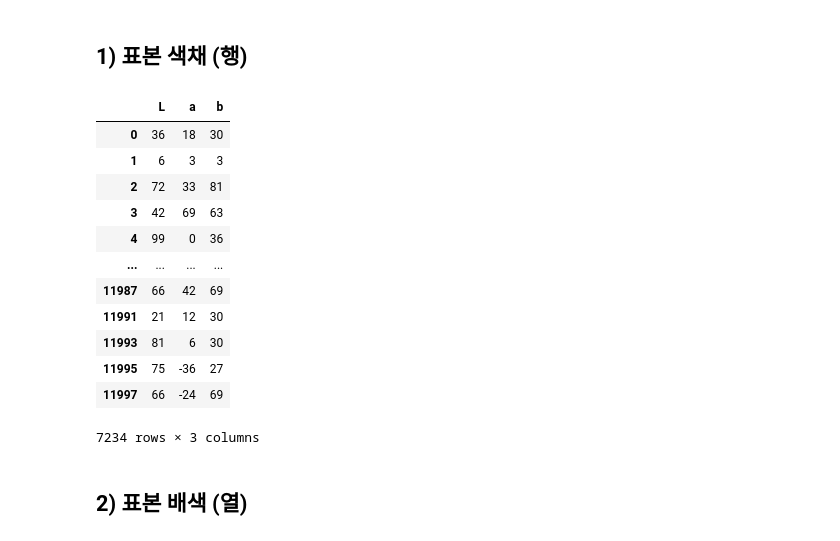
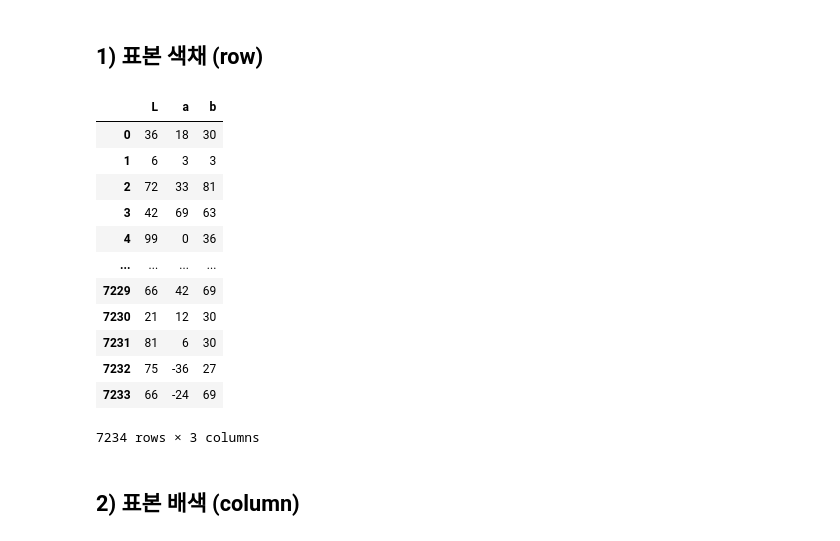
Before and after one commit to Locker-SSAFY/colorPOOL, a Jupyter notebook: data/preprocessing_python/기준행렬생성.ipynb, the cells around one changed output. Saved outputs shown, nothing was run; the diff lists cells and outputs as text; code cells hidden in the pictures.

```diff
--- a/data/preprocessing_python/기준행렬생성.ipynb
+++ b/data/preprocessing_python/기준행렬생성.ipynb
@@ -24,27 +56,28 @@ data
 # %% [markdown]
-## 1) 표본 색채 (행)
+## 1) 표본 색채 (row)
 # %%
 # 표본 색채 설정 위해 중복되는 컬러 삭제
 # 결과 : 7234개 컬러
 
 colorData = data.drop_duplicates()
+colorData = colorData.reset_index(drop=True)
 colorData
 # %% [output]
 |  | L | a | b |
 | 0 | 36 | 18 | 30 |
 | 1 | 6 | 3 | 3 |
 | 2 | 72 | 33 | 81 |
 | 3 | 42 | 69 | 63 |
 | 4 | 99 | 0 | 36 |
 | ... | ... | ... | ... |
-| 11987 | 66 | 42 | 69 |
-| 11991 | 21 | 12 | 30 |
-| 11993 | 81 | 6 | 30 |
-| 11995 | 75 | -36 | 27 |
-| 11997 | 66 | -24 | 69 |
+| 7229 | 66 | 42 | 69 |
+| 7230 | 21 | 12 | 30 |
+| 7231 | 81 | 6 | 30 |
+| 7232 | 75 | -36 | 27 |
+| 7233 | 66 | -24 | 69 |
 7234 rows × 3 columns
 # %% [markdown]
-## 2) 표본 배색 (열)
+## 2) 표본 배색 (column)
 # %%
 # 데이터프레임 형태 변환 15000*3 => 3000*15
 
```
Also changed, not shown: parts of 11 cells of this notebook.
